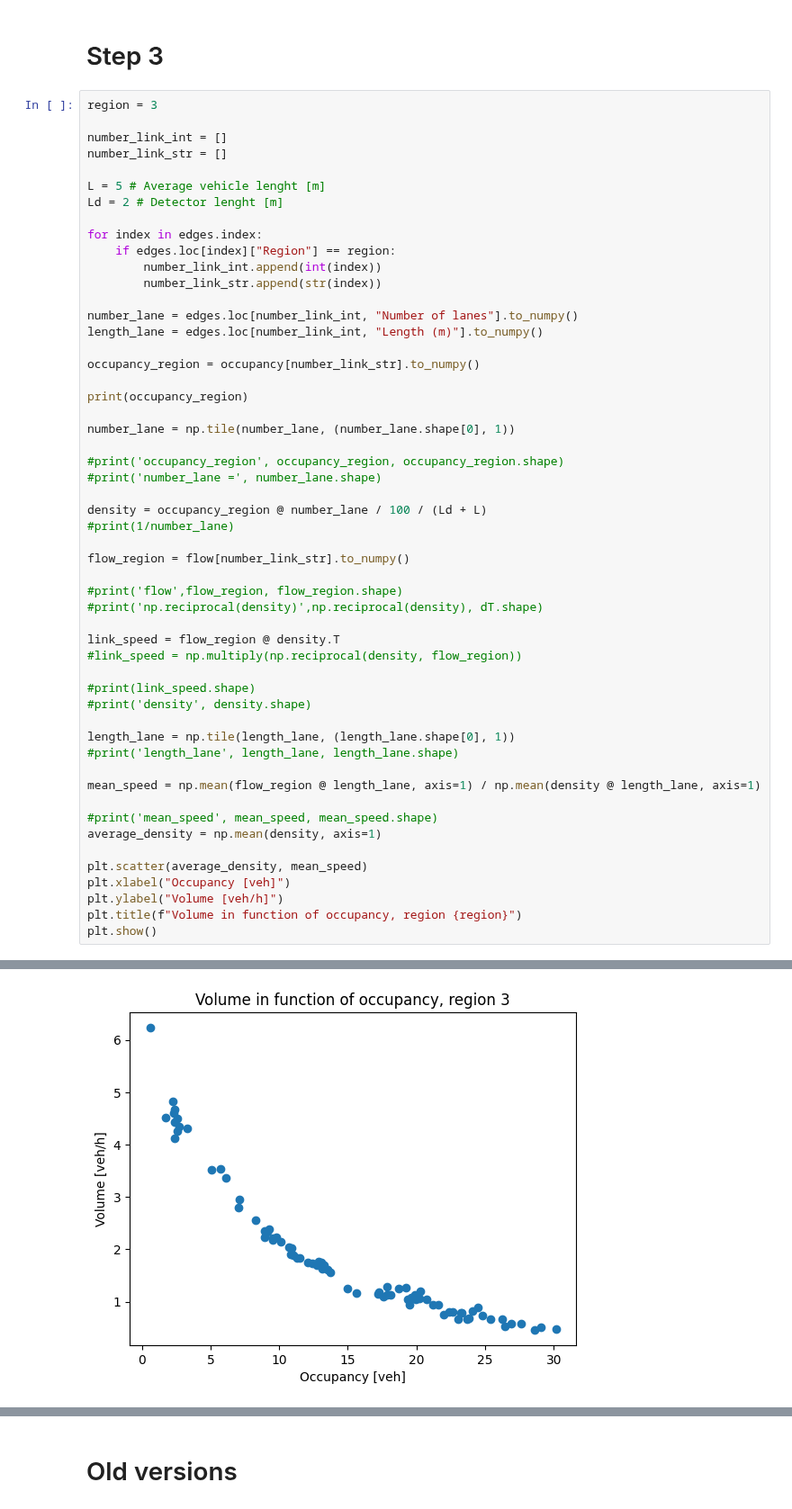
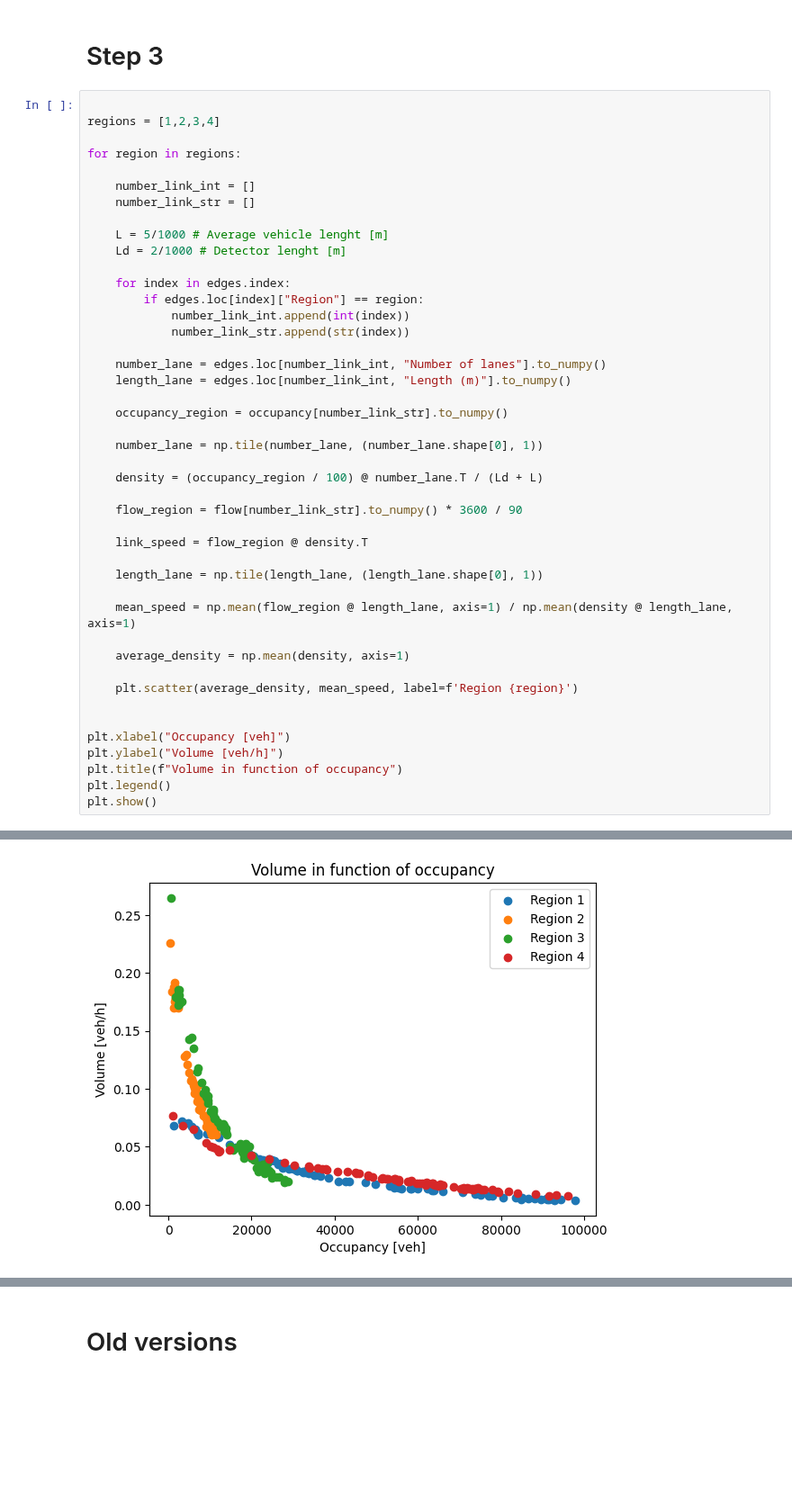
Before and after one commit to s221568/Trafic, a Jupyter notebook: Lab 1/Lab1JE.ipynb, the cells around one changed output, grey strips where cells are left out. Shown at 90% size. Cells and saved outputs as stored; diff of their text form; blank space fills up the shorter version.

```diff
--- a/Lab 1/Lab1JE.ipynb
+++ b/Lab 1/Lab1JE.ipynb
@@ -123,56 +145,47 @@ vol_occ_graph_region(4)
 # %% [markdown]
 # Step 3
 # %%
-region = 3
 
-number_link_int = []
-number_link_str = []
+regions = [1,2,3,4]
 
-L = 5 # Average vehicle lenght [m]
-Ld = 2 # Detector lenght [m]
+for region in regions:
 
-for index in edges.index:
-    if edges.loc[index]["Region"] == region:
-        number_link_int.append(int(index))
-        number_link_str.append(str(index))
+    number_link_int = []
+    number_link_str = []
 
-number_lane = edges.loc[number_link_int, "Number of lanes"].to_numpy()
-length_lane = edges.loc[number_link_int, "Length (m)"].to_numpy()
+    L = 5/1000 # Average vehicle lenght [m]
+    Ld = 2/1000 # Detector lenght [m]
 
-occupancy_region = occupancy[number_link_str].to_numpy()
+    for index in edges.index:
+        if edges.loc[index]["Region"] == region:
+            number_link_int.append(int(index))
+            number_link_str.append(str(index))
 
-print(occupancy_region)
+    number_lane = edges.loc[number_link_int, "Number of lanes"].to_numpy()
+    length_lane = edges.loc[number_link_int, "Length (m)"].to_numpy()
 
-number_lane = np.tile(number_lane, (number_lane.shape[0], 1))
+    occupancy_region = occupancy[number_link_str].to_numpy()
 
-#print('occupancy_region', occupancy_region, occupancy_region.shape)
-#print('number_lane =', number_lane.shape)
+    number_lane = np.tile(number_lane, (number_lane.shape[0], 1))
 
-density = occupancy_region @ number_lane / 100 / (Ld + L)
-#print(1/number_lane)
+    density = (occupancy_region / 100) @ number_lane.T / (Ld + L)
 
-flow_region = flow[number_link_str].to_numpy()
+    flow_region = flow[number_link_str].to_numpy() * 3600 / 90
 
-#print('flow',flow_region, flow_region.shape)
-#print('np.reciprocal(density)',np.reciprocal(density), dT.shape)
+    link_speed = flow_region @ density.T
 
-link_speed = flow_region @ density.T
-#link_speed = np.multiply(np.reciprocal(density, flow_region))
+    length_lane = np.tile(length_lane, (length_lane.shape[0], 1))
 
-#print(link_speed.shape)
-#print('density', density.shape)
+    mean_speed = np.mean(flow_region @ length_lane, axis=1) / np.mean(density @ length_lane, axis=1)
 
-length_lane = np.tile(length_lane, (length_lane.shape[0], 1))
-#print('length_lane', length_lane, length_lane.shape)
+    average_density = np.mean(density, axis=1)
 
-mean_speed = np.mean(flow_region @ length_lane, axis=1) / np.mean(density @ length_lane, axis=1)
+    plt.scatter(average_density, mean_speed, label=f'Region {region}')
 
-#print('mean_speed', mean_speed, mean_speed.shape)
-average_density = np.mean(density, axis=1)
 
-plt.scatter(average_density, mean_speed)
 plt.xlabel("Occupancy [veh]")
 plt.ylabel("Volume [veh/h]")
-plt.title(f"Volume in function of occupancy, region {region}")
+plt.title(f"Volume in function of occupancy")
+plt.legend()
 plt.show()
 # %% [output]
@@ -193 +192 @@ number_lane = (204, 204)
-[figure, old version]
+[figure, new version]
```
Also changed, not shown: parts of 5 cells of this notebook, 3 other files.
